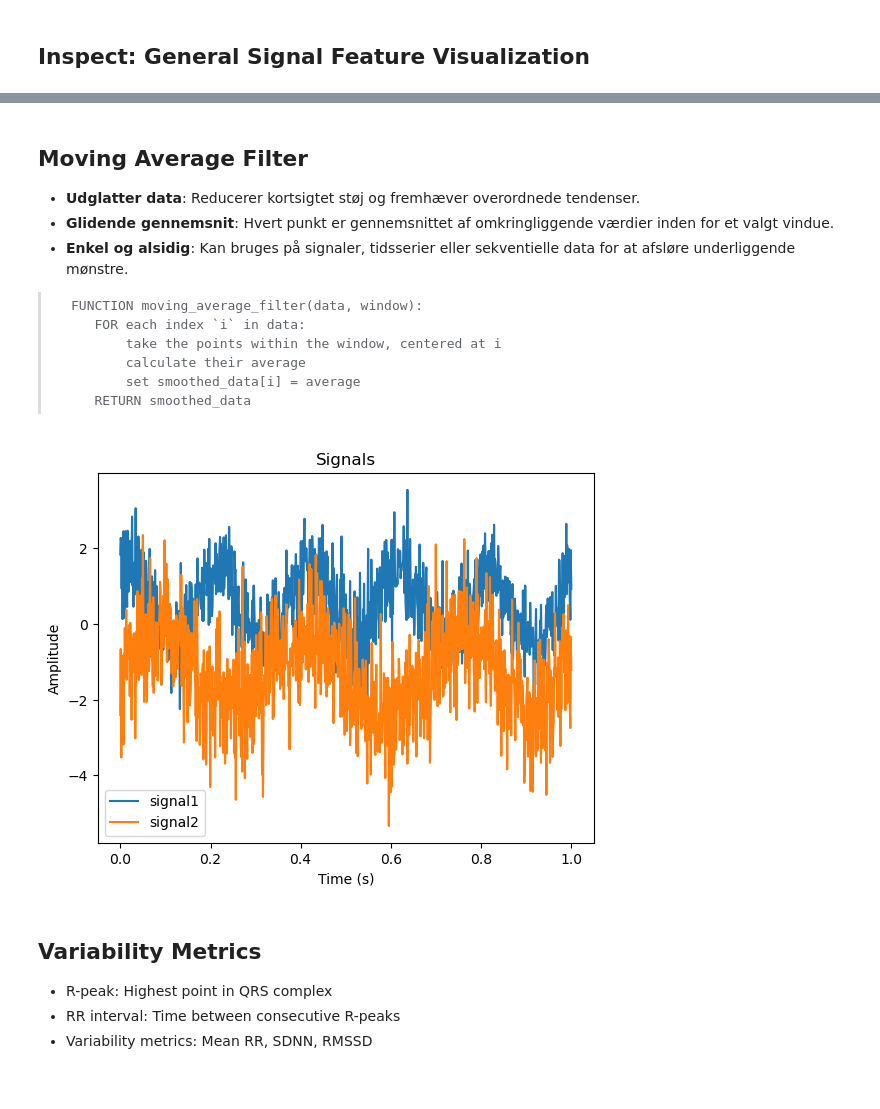
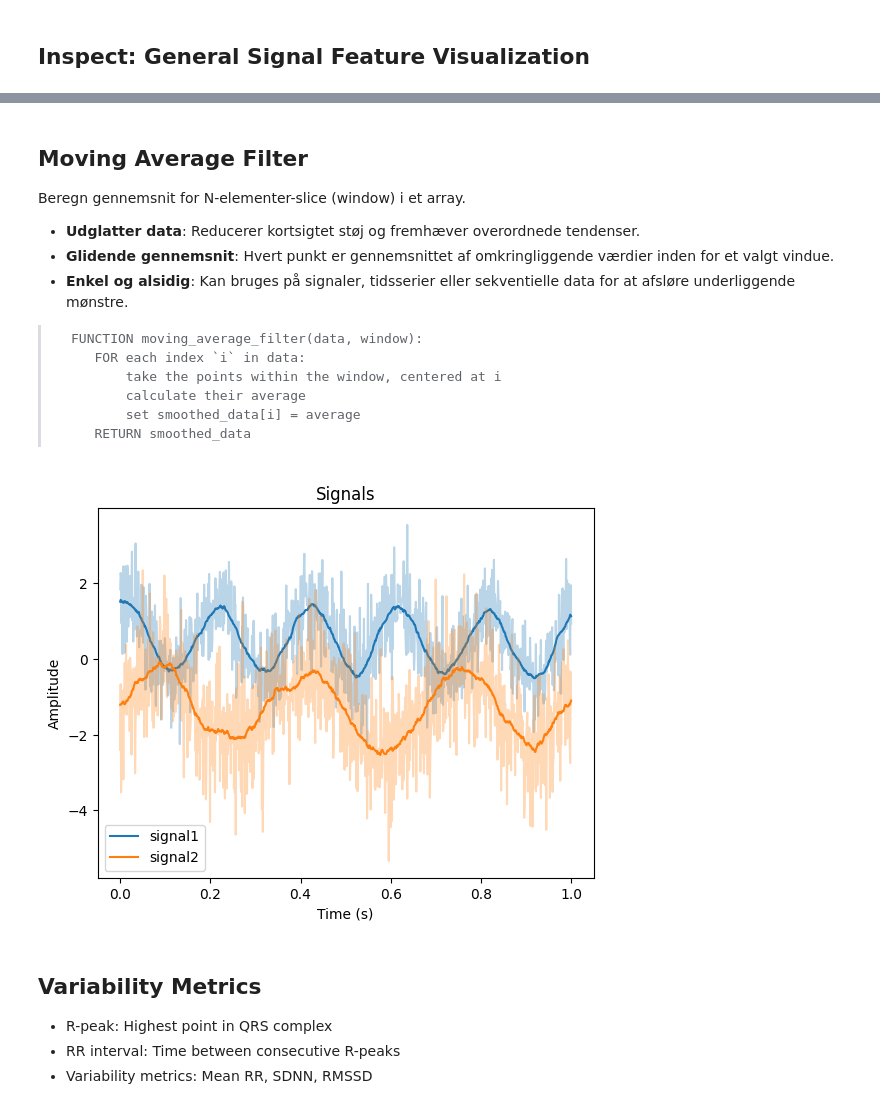
Before and after one commit to AAU-ST2-Programming/signals_1, a Jupyter notebook: signals_1_signal_basics.ipynb, the cells around one changed output, grey strips where cells are left out. Drawn from its saved outputs; the diff is of its cells as text; code cells hidden in the pictures.

````diff
--- a/signals_1_signal_basics.ipynb
+++ b/signals_1_signal_basics.ipynb
@@ -142,7 +136,14 @@ plt.show()
 import numpy as np
 py_list = [1, 2, 3, 4, 5]
 np_array = np.array(py_list)
-print("Manual mean:", sum(py_list)/len(py_list))
+
+temp_sum = 0
+for i in range(len(py_list)):
+    temp_sum += py_list[i]
+manuel_mean = temp_sum / len(py_list)
+
+print("Manual mean 1:", manuel_mean)
+print("Manual mean 2:", sum(py_list)/len(py_list))
 print("NumPy mean:", np.mean(np_array))
 
 print(py_list+py_list)
@@ -302,5 +338,7 @@ plt.show()
 # %% [markdown]
 ## Moving Average Filter
+Beregn gennemsnit for N-elementer-slice (window) i et array.
+
 * **Udglatter data**: Reducerer kortsigtet støj og fremhæver overordnede tendenser.
 * **Glidende gennemsnit**: Hvert punkt er gennemsnittet af omkringliggende værdier inden for et valgt vindue.
 * **Enkel og alsidig**: Kan bruges på signaler, tidsserier eller sekventielle data for at afsløre underliggende mønstre.
@@ -313,38 +351,33 @@ plt.show()
 >        set smoothed_data[i] = average
 >    RETURN smoothed_data
 >```
-# %%
-def moving_average_filter(data, window: int):
-    N = len(data)
-    smoothed = np.zeros_like(data)
-    raise NotImplementedError("Implementer denne funciton")
 # %%
 def moving_average_filter(data: np.ndarray, window: int):
     N = len(data)
     smoothed = np.zeros_like(data)
     halfwindow = window//2
     for i in range(N):
         start = max(0, i - halfwindow)
         end = min(N, i + halfwindow + 1)
         smoothed[i] = data[start:end].mean()
 
     return smoothed
 
-window_size  = 1
+window_size  = 50
 smoothed_signal1 = moving_average_filter(signal1,window_size)
 smoothed_signal2 = moving_average_filter(signal2,window_size)
 
-plt.plot(T,signal1, color="C0", alpha=0.5)
+plt.plot(T,signal1, color="C0", alpha=0.3)
 plt.plot(T,smoothed_signal1, color="C0", label="signal1")
-plt.plot(T,signal2, color="C1", alpha=0.5)
+plt.plot(T,signal2, color="C1", alpha=0.3)
 plt.plot(T,smoothed_signal2, color="C1", label="signal2")
 plt.legend()
 plt.title("Signals")
 plt.ylabel("Amplitude")
 plt.xlabel("Time (s)")
 plt.show()
 # %% [output]
-[figure, old version]
+[figure, new version]
 # %% [markdown]
 ## Variability Metrics
 
````
Also changed, not shown: parts of 22 cells of this notebook.
